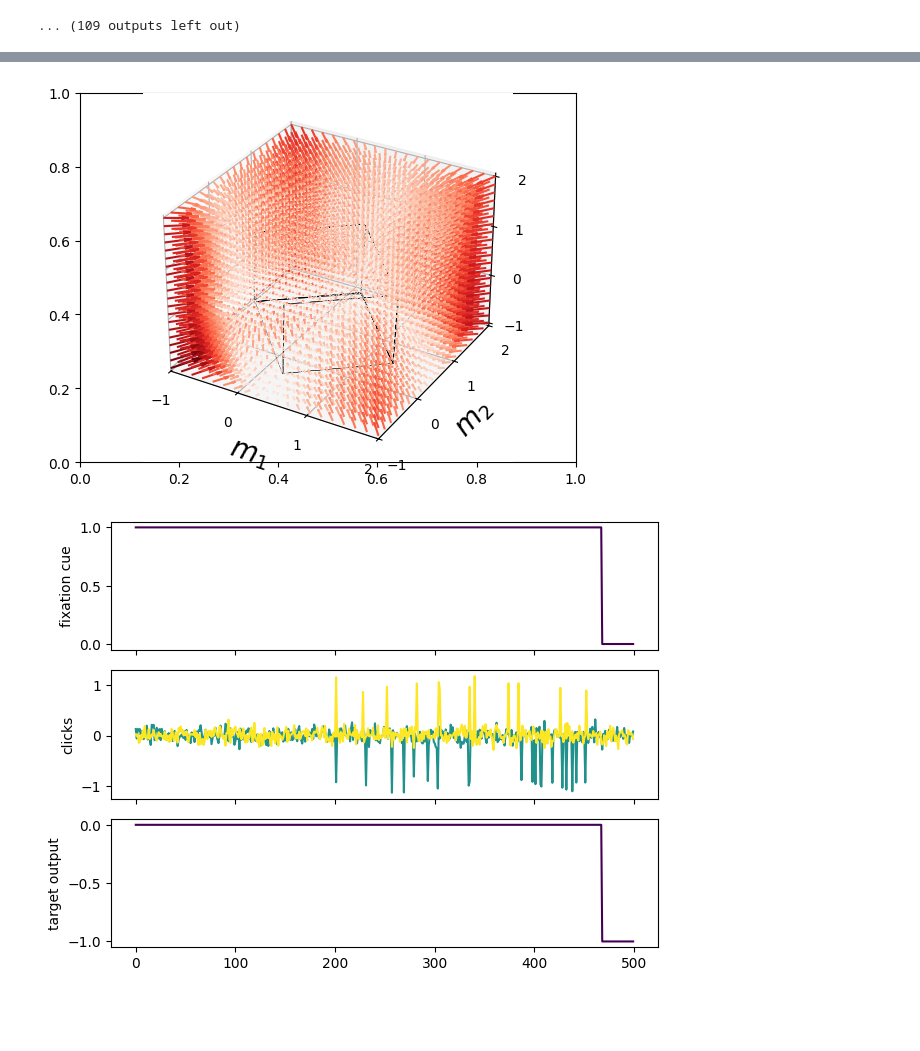
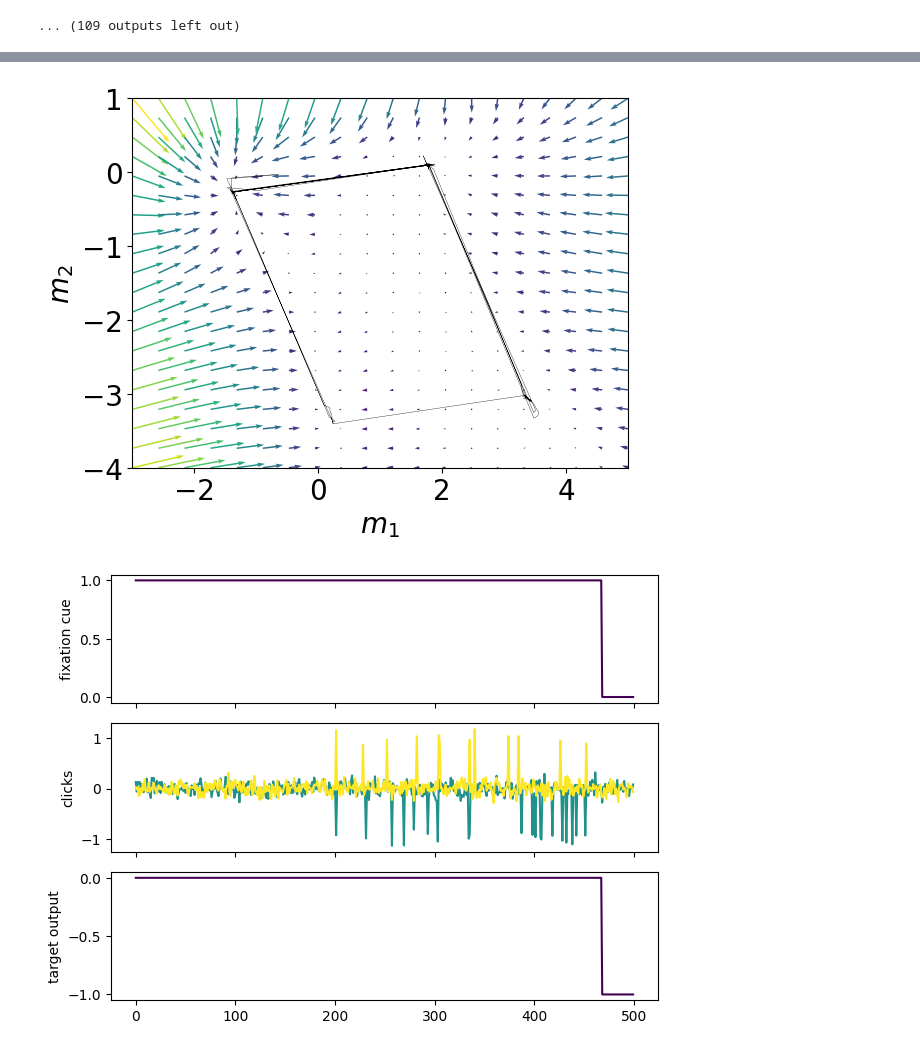
Before and after one commit to alejandradu/ComputationThruDynamicsBenchmark, a Jupyter notebook: examples/notebooks/PC_TT_analysis.ipynb, the cells around one changed output, grey strips where cells are left out. Drawn from its saved outputs; the diff is of its cells as text; code cells hidden in the pictures; blank space fills up the shorter version.

```diff
--- a/examples/notebooks/PC_TT_analysis.ipynb
+++ b/examples/notebooks/PC_TT_analysis.ipynb
@@ -101,39 +151,43 @@ completed?  True
 # %%
 from ctd.comparison.analysis.tt.tt import Analysis_TT
 import matplotlib.pyplot as plt
 
-path = "/scratch/gpfs/ad2002/content/trained_models/task-trained/20250312_3BFF_NODE/max_epochs=1000_weight_decay=1.00E-10_learning_rate=1.00E-02_seed=0_noise=1.00E-01_latent_size=3_layer_hidden_size=64"
-node_3bff = Analysis_TT(run_name = "node_3bff", filepath = path + "/")
+# path = "/scratch/gpfs/ad2002/content/trained_models/task-trained/20250312_3BFF_NODE/max_epochs=1000_weight_decay=1.00E-10_learning_rate=1.00E-02_seed=0_noise=1.00E-01_latent_size=3_layer_hidden_size=64"
+# node_3bff = Analysis_TT(run_name = "node_3bff", filepath = path + "/")
 
-path = "/scratch/gpfs/ad2002/content/trained_models/task-trained/20250319_3BFF_full_testFP/max_epochs=500_weight_decay=1.00E-08_learning_rate=5.00E-03_seed=0_noise=5.00E-02_latent_size=128"
-full_3bff = Analysis_TT(run_name = "full_3bff", filepath = path + "/")
+# path = "/scratch/gpfs/ad2002/content/trained_models/task-trained/20250319_3BFF_full_testFP/max_epochs=500_weight_decay=1.00E-08_learning_rate=5.00E-03_seed=0_noise=5.00E-02_latent_size=128"
+# full_3bff = Analysis_TT(run_name = "full_3bff", filepath = path + "/")
 
 # node_3bff.plot_trial_io(num_trials = 2)
 # node_3bff.plot_trial_latents(num_trials = 10)
 
-# testing if FP finder works for FullRankRNN and LowRankRNN
+# testing if FP finder works for FullRankRNN and LowRankRNN - GOOD
 # fps, xstar, q_flag, colors = node_3bff.plot_fps(
 #                     num_traj=10,
 #                     n_inits=1024,
 #                     noise_scale=0.0,
 #                     learning_rate=1e-3,
 #                     max_iters=10000,
 #                     device="cpu",
 #                     seed=0,
 #                     compute_jacobians=True,
 #                     q_thresh=1e-3,
 #                     n_pca_components=3,
 #                     return_pca_model = False,
 #                     do_pca=False,
 #                     plot_only_points=False,
 #                     return_points = True,
 #                 )
 
-node_3bff.plot_flow_field(latents_range = [[-1,2],[-1,2],[-1,2]], num_points = 20, inputs = None, xstar=None,
-                        q_flag=None, colors_fps=None, num_traj=2, cmap=plt.cm.Reds, scatter_trajectories=False,
+path_ver = "/scratch/gpfs/ad2002/content/trained_models/task-trained/20250328_2BFF_NODE_verify/max_epochs=400_batch_size=128_weight_decay=1.00E-10_learning_rate=1.00E-03_seed=0_noise=5.00E-02_latent_size=2_layer_hidden_size=128_n=2"
+verify = Analysis_TT(run_name = "ver", filepath = path_ver + "/")
+
+# dimension of inputs should be 2 - 2BFF
+verify.plot_flow_field(latents_range = [[-3,5],[-4,1]], num_points = 20, inputs = torch.tensor([0,0]).unsqueeze(0), xstar=None,
+                        q_flag=None, colors_fps=None, num_traj=2, cmap=plt.cm.viridis, scatter_trajectories=False,
                         params = None, noiseless=False)
 # %% [output]
-[figure, old version]
+[figure, new version]
 # %%
 ## Pclicks task - just like Luo et al 2023
 from ctd.task_modeling.task_env.task_env import PClicks
```
Also changed, not shown: parts of 3 cells of this notebook, 9 other files.
